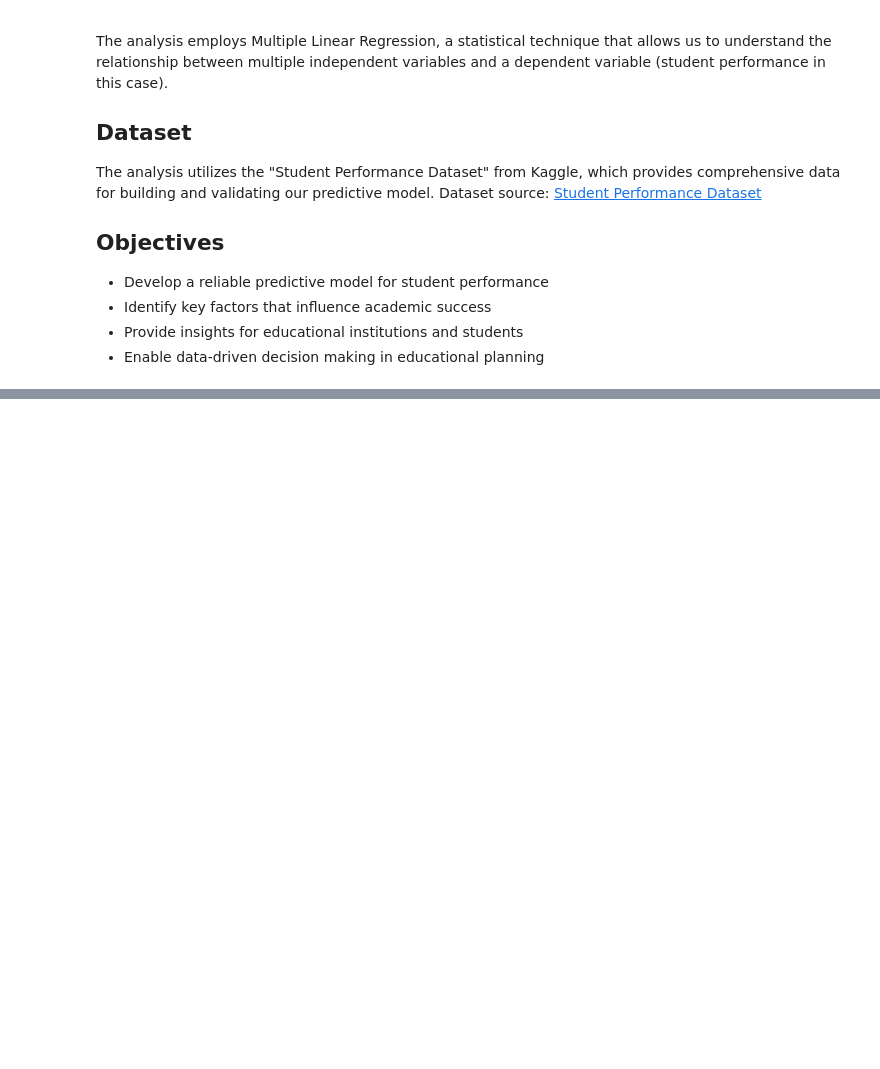
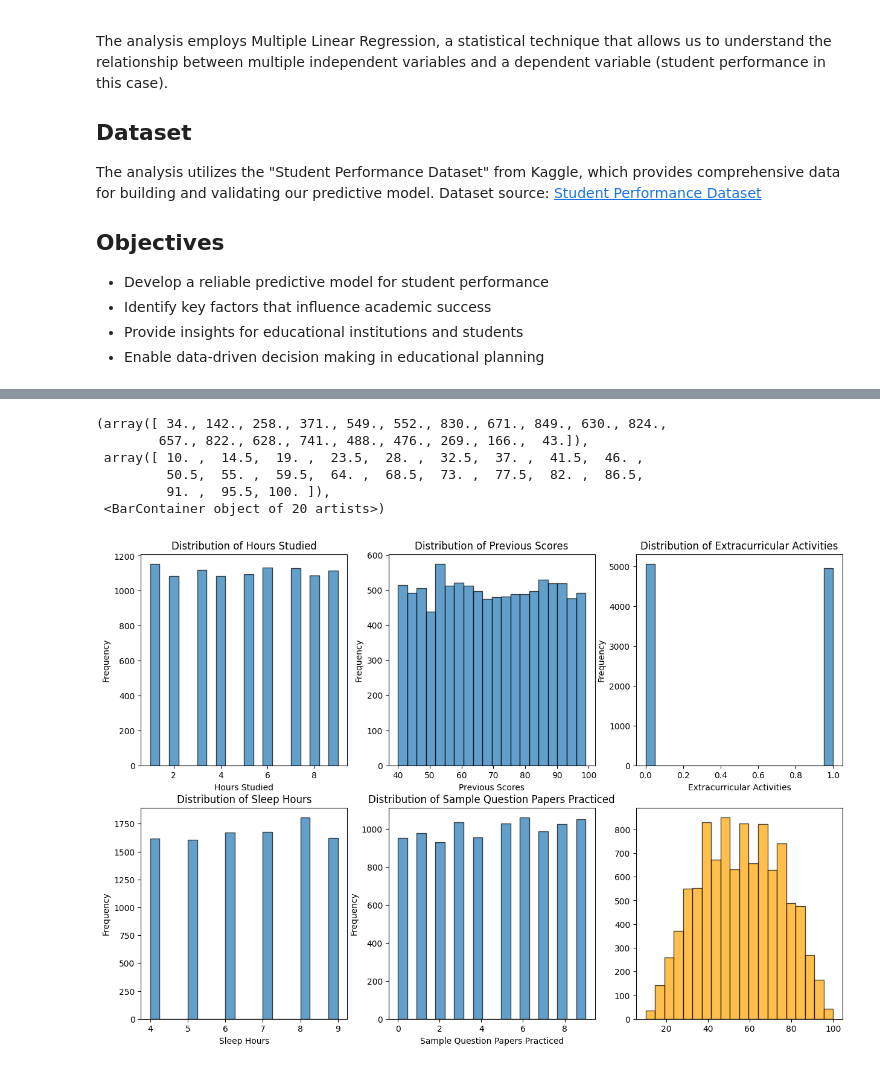
Before and after one commit to Syed-Ahmed02/student-performance-predictor, a Jupyter notebook: analysis.ipynb, the cells around one changed output, grey strips where cells are left out. Drawn from its saved outputs; the diff is of its cells as text; code cells hidden in the pictures; blank space fills up the shorter version.

Commit message:
updated metrics, add conclusion, different visualizations

```diff
--- a/analysis.ipynb
+++ b/analysis.ipynb
@@ -37,6 +88,3 @@ The dataset contains a column called "Extracurricular Activities" which is a str
 # %%
 X = df[["Hours Studied","Previous Scores","Extracurricular Activities","Sleep Hours","Sample Question Papers Practiced"]]
-y = df[["Performance Index"]]
-
-#Encode Extra Curricular Activities
-X.loc[:, "Extracurricular Activities"] = X["Extracurricular Activities"].map({"Yes":1,"No":0})
+y = df["Performance Index"]
@@ -100,0 +105,10 @@ Text(0.5, 1.0, 'Practice Questions vs Performance')
+# %%
+print(f"\nExtracurricular Activities distribution:")
+print(X["Extracurricular Activities"].value_counts())
+
+#Encode Extra Curricular Activities
+X.loc[:, "Extracurricular Activities"] = X["Extracurricular Activities"].map({"Yes":1,"No":0})
+X_features = ["Hours Studied","Previous Scores","Extracurricular Activities","Sleep Hours","Sample Question Papers Practiced"]
+
+print(f"\nExtracurricular Activities encoded:")
+print(X["Extracurricular Activities"].value_counts())
@@ -100,0 +136,19 @@ Text(0.5, 1.0, 'Practice Questions vs Performance')
+# %%
+fig, axes = plt.subplots(2, 3, figsize=(15, 10))
+axes = axes.ravel()
+
+for i, feature in enumerate(X_features):
+    axes[i].hist(X[feature], bins=20, alpha=0.7, edgecolor='black')
+    axes[i].set_title(f'Distribution of {feature}')
+    axes[i].set_xlabel(feature)
+    axes[i].set_ylabel('Frequency')
+
+axes[5].hist(y, bins=20, alpha=0.7, edgecolor='black', color='orange')
+# %% [output]
+(array([ 34., 142., 258., 371., 549., 552., 830., 671., 849., 630., 824.,
+        657., 822., 628., 741., 488., 476., 269., 166.,  43.]),
+ array([ 10. ,  14.5,  19. ,  23.5,  28. ,  32.5,  37. ,  41.5,  46. ,
+         50.5,  55. ,  59.5,  64. ,  68.5,  73. ,  77.5,  82. ,  86.5,
+         91. ,  95.5, 100. ]),
+ <BarContainer object of 20 artists>)
+[figure, added]
```
Also changed, not shown: parts of 39 cells of this notebook.
